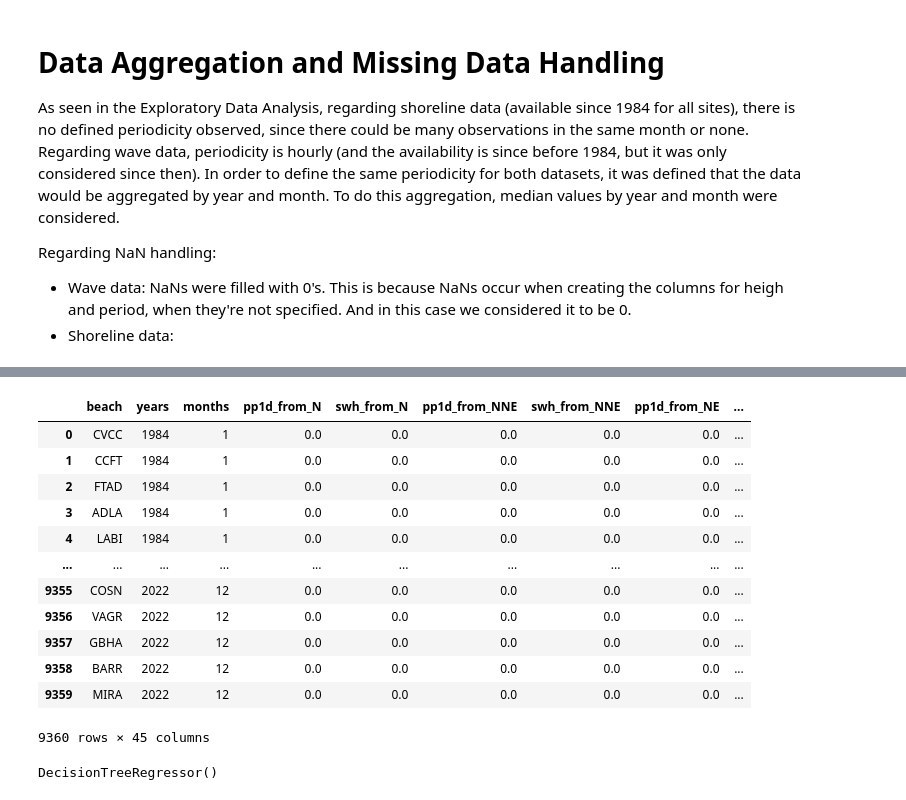
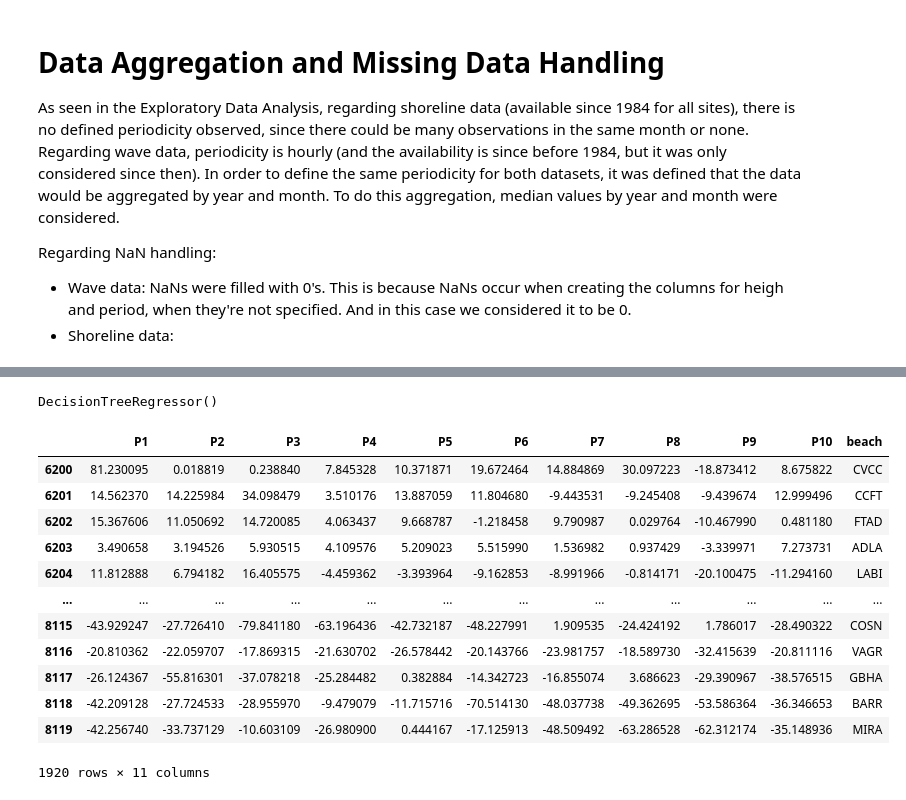
Before and after one commit to carolinamrcr/wave-whisperers, a Jupyter notebook: Project Capstone_081223.ipynb, the cells around one changed output, grey strips where cells are left out. Cells and saved outputs as stored; diff of their text form; code cells hidden in the pictures.

```diff
--- a/Project Capstone_081223.ipynb
+++ b/Project Capstone_081223.ipynb
@@ -389,17 +411,16 @@ torr_shorelines
 # %%
-# Define a function to normalize columns by subtracting the value of month 1, year 1984
-def normalize_by_reference(df):
-    # Find the reference row (month 1, year 1984) for the current beach
-    reference_row = df[(df['years'] == 1984) & (df['months'] == 1)]
+# Define the normalization function
+def normalize_by_reference(group):
+    # Select the first row as the reference row
+    reference_row = group.iloc[0]
 
+    # Normalize each column by subtracting the corresponding reference value
+    for col in group.columns:
+        if col not in ['years', 'months', 'beach']:
+            if not np.isnan(reference_row[col]):
+                group[col] -= reference_row[col]
 
-    # Otherwise, subtract the reference value from all rows in the dataframe
-    for col in df.columns:
-        if col not in ['years', 'months', 'beach']:
-            df[col] -= reference_row[col].values[0]
-
-    return df
+    return group
 
 # Apply the normalization function to each beach group
 shorelines_normalized = shorelines_combined.groupby('beach', group_keys=True).apply(normalize_by_reference).reset_index(drop=True)
-shorelines_normalized
@@ -439,21 +432,6 @@ torr_shorelines_normalized
 # This will join the tables on 'years', 'months', and 'beach'
 combined_data_1 = pd.merge(waves_combined, shorelines_normalized, how='inner', on=['years', 'months', 'beach'])
 combined_data_1 = combined_data_1.sort_values(by=['years', 'months']).reset_index(drop=True)
-combined_data_1
-# %% [output]
-|  | beach | years | months | pp1d_from_N | swh_from_N | pp1d_from_NNE | swh_from_NNE | pp1d_from_NE | ... |
-| 0 | CVCC | 1984 | 1 | 0.0 | 0.0 | 0.0 | 0.0 | 0.0 | ... |
-| 1 | CCFT | 1984 | 1 | 0.0 | 0.0 | 0.0 | 0.0 | 0.0 | ... |
-| 2 | FTAD | 1984 | 1 | 0.0 | 0.0 | 0.0 | 0.0 | 0.0 | ... |
-| 3 | ADLA | 1984 | 1 | 0.0 | 0.0 | 0.0 | 0.0 | 0.0 | ... |
-| 4 | LABI | 1984 | 1 | 0.0 | 0.0 | 0.0 | 0.0 | 0.0 | ... |
-| ... | ... | ... | ... | ... | ... | ... | ... | ... | ... |
-| 9355 | COSN | 2022 | 12 | 0.0 | 0.0 | 0.0 | 0.0 | 0.0 | ... |
-| 9356 | VAGR | 2022 | 12 | 0.0 | 0.0 | 0.0 | 0.0 | 0.0 | ... |
-| 9357 | GBHA | 2022 | 12 | 0.0 | 0.0 | 0.0 | 0.0 | 0.0 | ... |
-| 9358 | BARR | 2022 | 12 | 0.0 | 0.0 | 0.0 | 0.0 | 0.0 | ... |
-| 9359 | MIRA | 2022 | 12 | 0.0 | 0.0 | 0.0 | 0.0 | 0.0 | ... |
-9360 rows × 45 columns
 # %%
 # One-hot encode the 'beach' column
 encoder = OneHotEncoder(sparse=False)
@@ -477,7 +455,7 @@ training_data = combined_data[combined_data['years'] <= 2014]
 testing_data = combined_data[combined_data['years'] > 2014]
 
 # Define the columns for the target variables
-target_columns = ['1', '2', '3', '4', '5', '6', '7', '8', '9', '10']
+target_columns = ['P1', 'P2', 'P3', 'P4', 'P5', 'P6', 'P7', 'P8', 'P9', 'P10']
 
 # For training set
 x_train = training_data.drop(target_columns + ['years', 'months'], axis=1)
@@ -510,0 +475,33 @@ y_test_df['beach'] = beach_names.iloc[df.index].tolist()
+# %%
+y_pred = model.predict(x_test)
+
+# Assuming 'y_pred' is a NumPy array or a pandas Series
+y_pred_df = pd.DataFrame(y_pred, index=x_test.index)
+y_pred_df.columns = ['P1', 'P2', 'P3', 'P4', 'P5', 'P6', 'P7', 'P8', 'P9', 'P10']
+
+# Assuming 'combined_data_1' is a DataFrame with a 'beach' column
+beach_names = combined_data_1['beach']
+
+# Create a DataFrame with the actual and predicted values
+# Make sure that the length of the index matches the length of 'y_pred'
+y_pred_df['beach'] = beach_names.iloc[y_pred_df.index].tolist()
+
+# Assuming 'y_test' is a NumPy array or a pandas Series
+y_test_df = pd.DataFrame(y_test, index=x_test.index)
+y_test_df['beach'] = beach_names.iloc[y_test_df.index].tolist()
+
+y_test_df
+# %% [output]
+|  | P1 | P2 | P3 | P4 | P5 | P6 | P7 | P8 | P9 | P10 | beach |
+| 6200 | 81.230095 | 0.018819 | 0.238840 | 7.845328 | 10.371871 | 19.672464 | 14.884869 | 30.097223 | -18.873412 | 8.675822 | CVCC |
+| 6201 | 14.562370 | 14.225984 | 34.098479 | 3.510176 | 13.887059 | 11.804680 | -9.443531 | -9.245408 | -9.439674 | 12.999496 | CCFT |
+| 6202 | 15.367606 | 11.050692 | 14.720085 | 4.063437 | 9.668787 | -1.218458 | 9.790987 | 0.029764 | -10.467990 | 0.481180 | FTAD |
+| 6203 | 3.490658 | 3.194526 | 5.930515 | 4.109576 | 5.209023 | 5.515990 | 1.536982 | 0.937429 | -3.339971 | 7.273731 | ADLA |
+| 6204 | 11.812888 | 6.794182 | 16.405575 | -4.459362 | -3.393964 | -9.162853 | -8.991966 | -0.814171 | -20.100475 | -11.294160 | LABI |
+| ... | ... | ... | ... | ... | ... | ... | ... | ... | ... | ... | ... |
+| 8115 | -43.929247 | -27.726410 | -79.841180 | -63.196436 | -42.732187 | -48.227991 | 1.909535 | -24.424192 | 1.786017 | -28.490322 | COSN |
+| 8116 | -20.810362 | -22.059707 | -17.869315 | -21.630702 | -26.578442 | -20.143766 | -23.981757 | -18.589730 | -32.415639 | -20.811116 | VAGR |
+| 8117 | -26.124367 | -55.816301 | -37.078218 | -25.284482 | 0.382884 | -14.342723 | -16.855074 | 3.686623 | -29.390967 | -38.576515 | GBHA |
+| 8118 | -42.209128 | -27.724533 | -28.955970 | -9.479079 | -11.715716 | -70.514130 | -48.037738 | -49.362695 | -53.586364 | -36.346653 | BARR |
+| 8119 | -42.256740 | -33.737129 | -10.603109 | -26.980900 | 0.444167 | -17.125913 | -48.509492 | -63.286528 | -62.312174 | -35.148936 | MIRA |
+1920 rows × 11 columns
```
Also changed, not shown: parts of 23 cells of this notebook.
